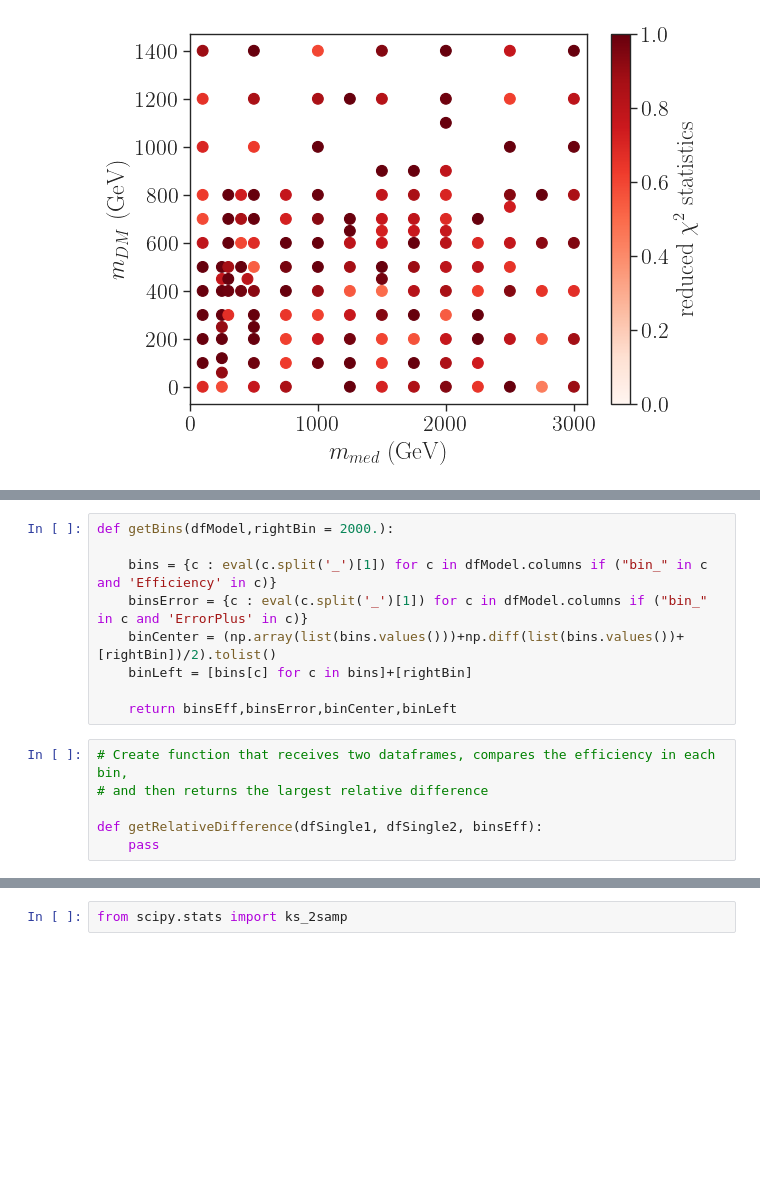
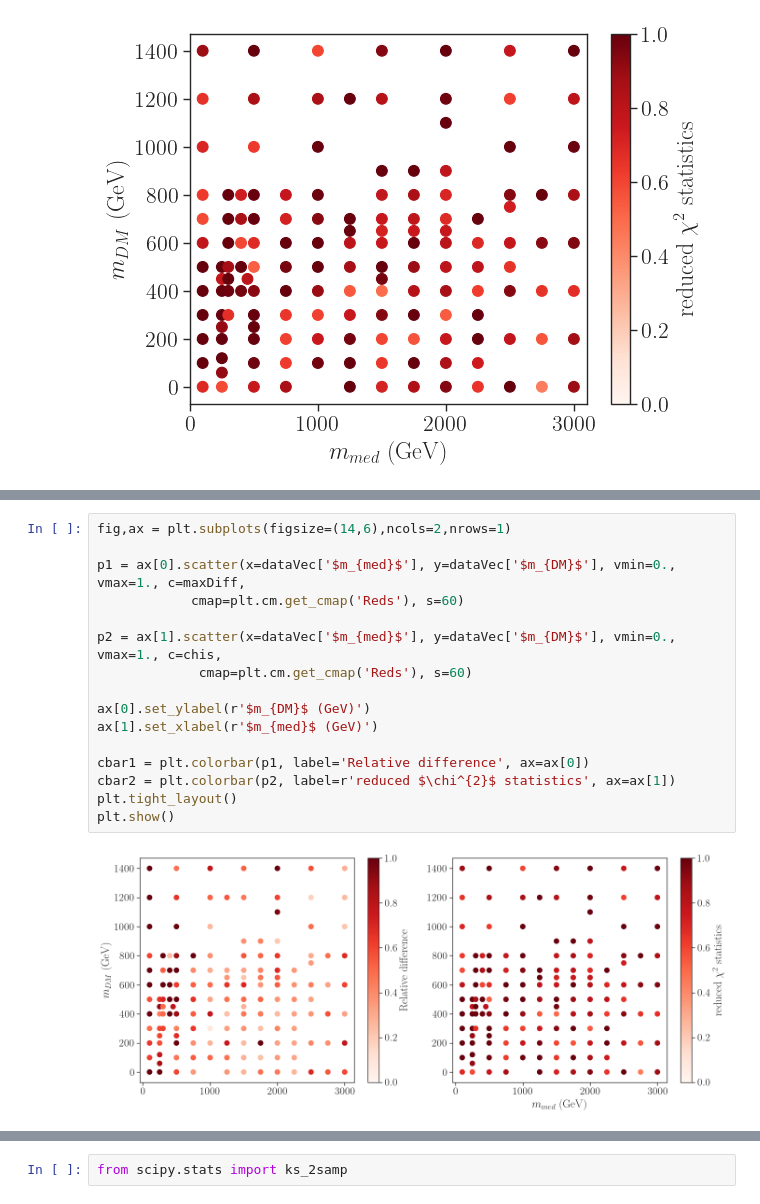
Before and after one commit to andlessa/MonoXSMS, a Jupyter notebook: notebooks/mapEfficiencies-Copy1.ipynb, the cells around one changed output, grey strips where cells are left out. Saved outputs shown, nothing was run; the diff lists cells and outputs as text; blank space fills up the shorter version.

```diff
--- a/notebooks/mapEfficiencies-Copy1.ipynb
+++ b/notebooks/mapEfficiencies-Copy1.ipynb
@@ -173,15 +194,18 @@ plt.show()
-# %%
-def getBins(dfModel,rightBin = 2000.):
-
-    bins = {c : eval(c.split('_')[1]) for c in dfModel.columns if ("bin_" in c and 'Efficiency' in c)}
-    binsError = {c : eval(c.split('_')[1]) for c in dfModel.columns if ("bin_" in c and 'ErrorPlus' in c)}
-    binCenter = (np.array(list(bins.values()))+np.diff(list(bins.values())+[rightBin])/2).tolist()
-    binLeft = [bins[c] for c in bins]+[rightBin]
-
-    return binsEff,binsError,binCenter,binLeft
-# %%
-# Create function that receives two dataframes, compares the efficiency in each bin,
-# and then returns the largest relative difference
-
-def getRelativeDifference(dfSingle1, dfSingle2, binsEff):
-    pass
+# %%
+fig,ax = plt.subplots(figsize=(14,6),ncols=2,nrows=1)
+
+p1 = ax[0].scatter(x=dataVec['$m_{med}$'], y=dataVec['$m_{DM}$'], vmin=0., vmax=1., c=maxDiff,
+            cmap=plt.cm.get_cmap('Reds'), s=60)
+
+p2 = ax[1].scatter(x=dataVec['$m_{med}$'], y=dataVec['$m_{DM}$'], vmin=0., vmax=1., c=chis,
+             cmap=plt.cm.get_cmap('Reds'), s=60)
+
+ax[0].set_ylabel(r'$m_{DM}$ (GeV)')
+ax[1].set_xlabel(r'$m_{med}$ (GeV)')
+
+cbar1 = plt.colorbar(p1, label='Relative difference', ax=ax[0])
+cbar2 = plt.colorbar(p2, label=r'reduced $\chi^{2}$ statistics', ax=ax[1])
+plt.tight_layout()
+plt.show()
+# %% [output]
+[figure, added]
```
Also changed, not shown: parts of 11 cells of this notebook, 3 other files.
